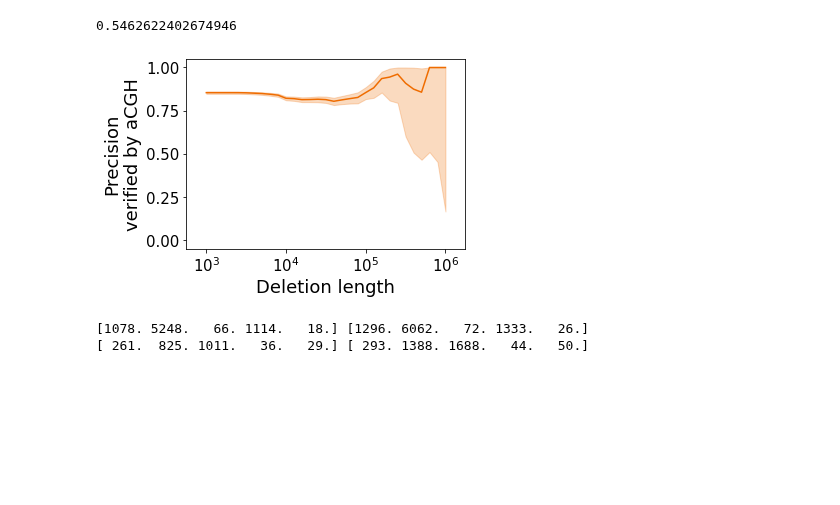
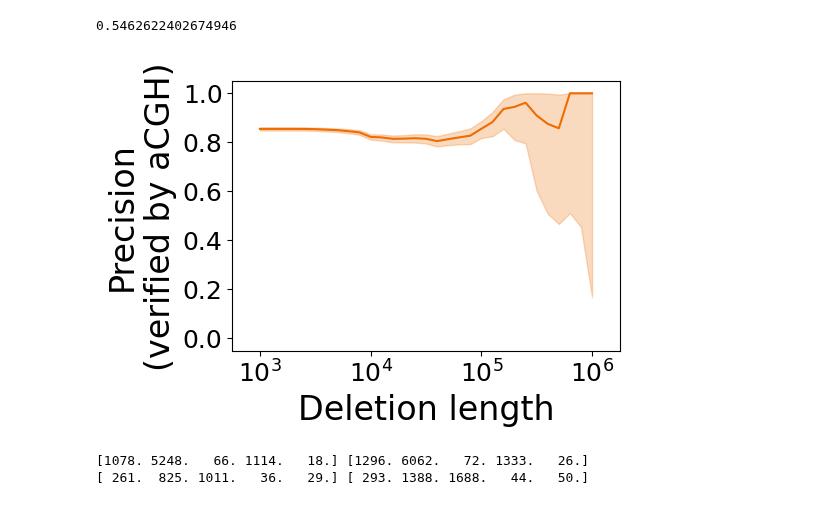
Before and after one commit to kpaskov/PhasingFamilies, a Jupyter notebook: validation/aCGH.ipynb, the cells around one changed output. Saved outputs shown, nothing was run; the diff lists cells and outputs as text; code cells hidden in the pictures; blank space fills up the shorter version.

Commit message:
Refining plots

```diff
--- a/validation/aCGH.ipynb
+++ b/validation/aCGH.ipynb
@@ -58,7 +58,7 @@ children 1037
 # %%
 # pull deletions
 deletions = []
-with open('../phased_ssc_del_qs/deletions.json') as f:
+with open('../archived_phased/phased_ssc_del_qs/deletions.json') as f:
     for d in json.load(f):
         if d['is_inherited'] and not d['is_hts']:
             nodel_parent = d['mother'] if d['is_pat'] else d['father']
@@ -92,7 +92,7 @@ print(len(deletions))
 # %%
 # pull deletions
 hg002_deletions = []
-with open('../phased_hg002_del_qs/deletions.json') as f:
+with open('../archived_phased/phased_hg002_del_qs/deletions.json') as f:
     for d in json.load(f):
         if d['is_inherited'] and not d['is_hts'] and d['length']>1000:
             for child in d['trans']:
@@ -400,39 +392,40 @@ fig = plt.figure(figsize=(5, 3.5))
 #plt.xticks(np.arange(3, 7), ['$10^{%d}$' % x for x in np.arange(3, 7)], fontsize=15)
 #plt.yticks([])
 #plt.xlabel('Deletion length', fontsize=18)
 
 #plt.subplot(1, 2, 2)
 
 bins = np.arange(3, 6.1, 0.1).tolist()
 
 percent_val = np.zeros((len(bins),))
 percent_val_ub, percent_val_lb = np.zeros((len(bins),)), np.zeros((len(bins),))
 #plt.xticks(np.arange(2, 7), ['$10^{%d}$' % x for x in np.arange(2, 7)])
 
 for i, j in enumerate(bins):
     x = np.sum((np.log10(lengths)>=j) & has_acgh & is_val_acgh)
     n = np.sum((np.log10(lengths)>=j) & has_acgh)
     percent_val[i] = x/n
     percent_val_ub[i], percent_val_lb[i] = sm.stats.proportion_confint(x, n, alpha=0.05, method='agresti_coull')
 
 plt.plot(bins, percent_val, label='Family-based method', color=colors[0])
 plt.fill_between(bins, percent_val_ub, percent_val_lb, color=colors[0], alpha=0.25)
 
-plt.xlabel('Deletion length', fontsize=18)
-plt.ylabel('Precision\nverified by aCGH', fontsize=18)
+plt.xlabel('Deletion length', fontsize=24)
+plt.ylabel('Precision\n(verified by aCGH)', fontsize=24)
 plt.ylim([-0.05, 1.05])
-plt.xticks(np.arange(3, 7), ['$10^{%d}$' % x for x in np.arange(3, 7)], fontsize=15)
-plt.yticks(fontsize=15)
+plt.xticks(np.arange(3, 7), ['$10^{%d}$' % x for x in np.arange(3, 7)], fontsize=18)
+plt.yticks(fontsize=18)
 plt.xlim([2.75, 6.25])
 #plt.tight_layout()
 
 
 
 
 #plt.show()
-fig.savefig('../plots/acgh_val.png', dpi=fig.dpi)
+plt.savefig('../plots/acgh_val.png', bbox_inches="tight")
+plt.savefig('../plots/Fig_9.png', bbox_inches="tight")
 # %% [output]
-[figure, old version]
+[figure, new version]
 # %%
 def get_confint(x, n):
     val = x/n
```
Also changed, not shown: parts of 7 cells of this notebook, 15 other files.
